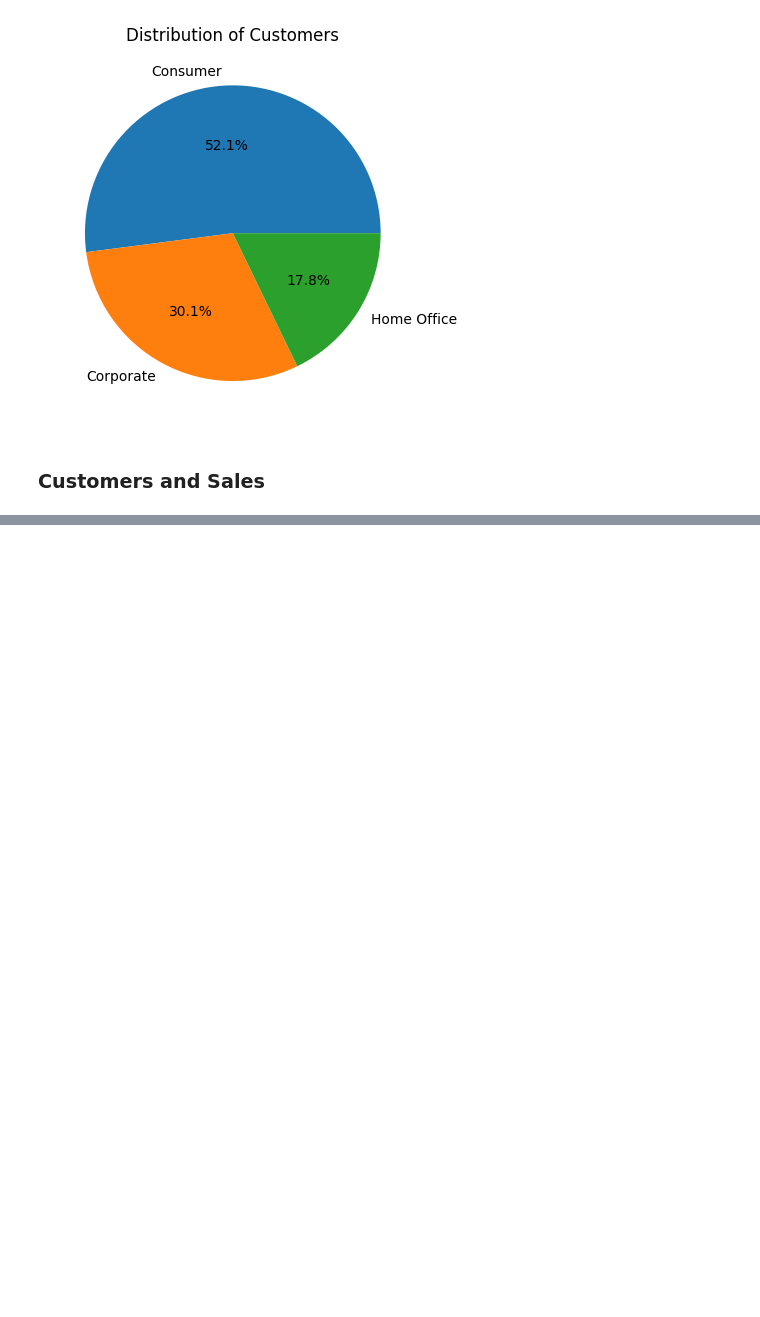
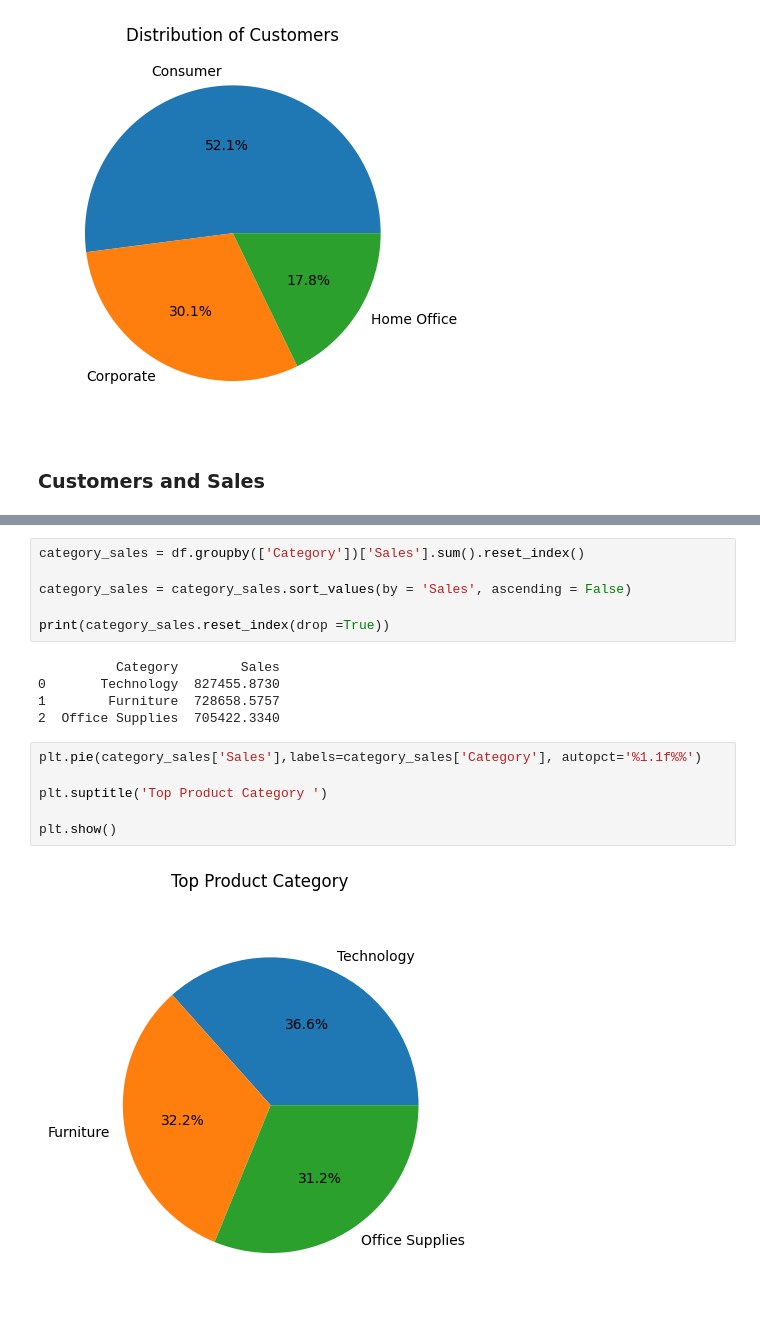
Before and after one commit to bonsoul/Sales-Python-Notebook, a Jupyter notebook: store-analysis.ipynb, the cells around one changed output, grey strips where cells are left out. Drawn from its saved outputs; the diff is of its cells as text; blank space fills up the shorter version.

```diff
--- a/store-analysis.ipynb
+++ b/store-analysis.ipynb
@@ -168,0 +361,19 @@ plt.show()
+# %%
+category_sales = df.groupby(['Category'])['Sales'].sum().reset_index()
+
+category_sales = category_sales.sort_values(by = 'Sales', ascending = False)
+
+print(category_sales.reset_index(drop =True))
+# %% [output]
+          Category        Sales
+0       Technology  827455.8730
+1        Furniture  728658.5757
+2  Office Supplies  705422.3340
+# %%
+plt.pie(category_sales['Sales'],labels=category_sales['Category'], autopct='%1.1f%%')
+
+plt.suptitle('Top Product Category ')
+
+plt.show()
+# %% [output]
+[figure, added]
```
Also changed, not shown: parts of 30 cells of this notebook.
